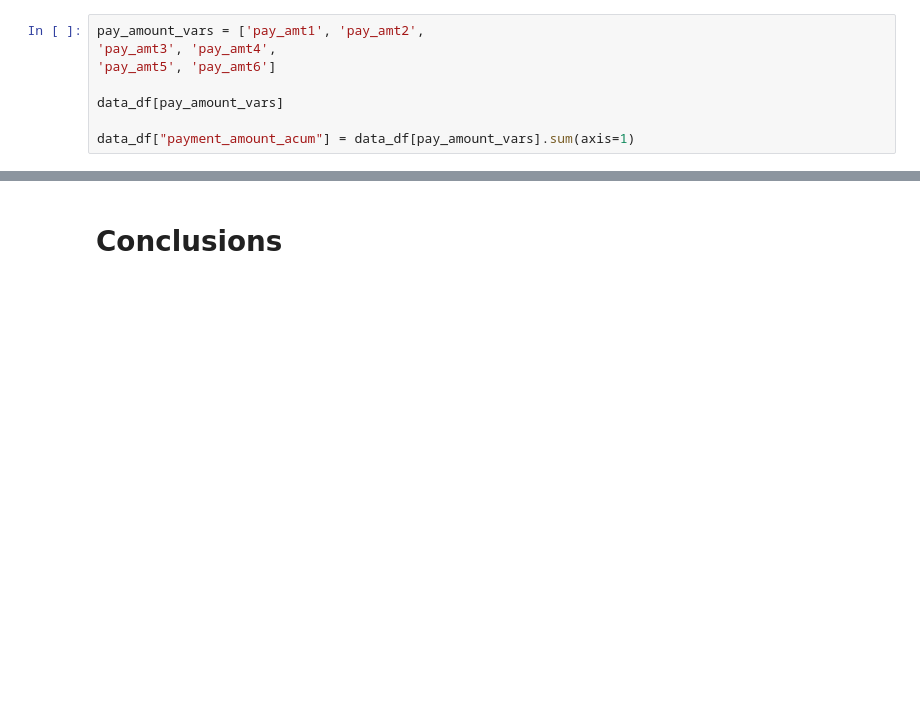
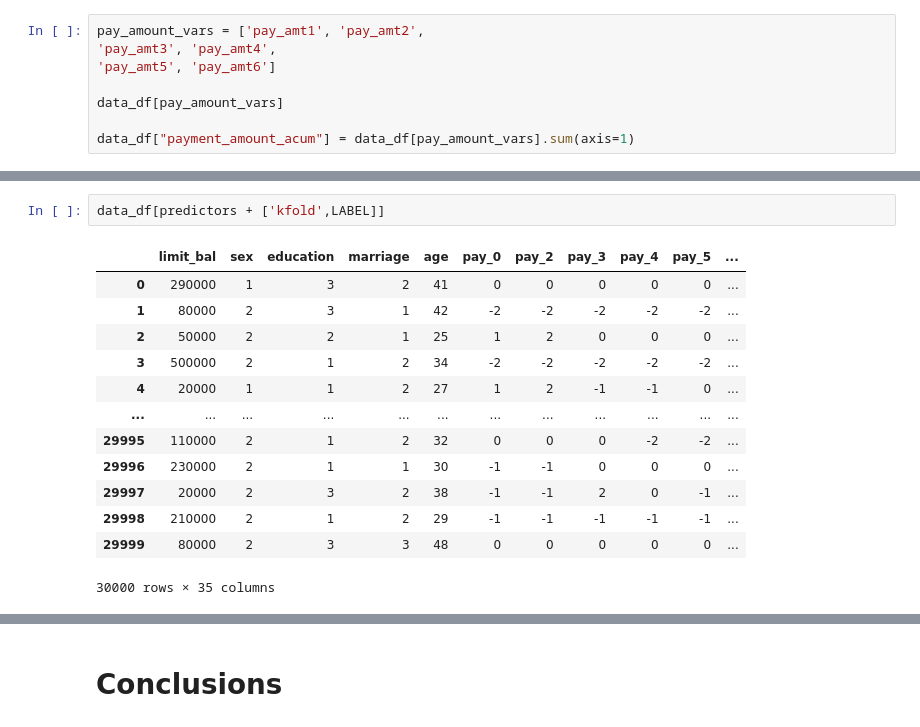
Before and after one commit to Guillin/credit_card, a Jupyter notebook: train_models.ipynb, the cells around one changed output, grey strips where cells are left out. Saved outputs shown, nothing was run; the diff lists cells and outputs as text; blank space fills up the shorter version.

```diff
--- a/train_models.ipynb
+++ b/train_models.ipynb
@@ -750,0 +677,16 @@ pay_amount_tend_df
+# %%
+data_df[predictors + ['kfold',LABEL]]
+# %% [output]
+|  | limit_bal | sex | education | marriage | age | pay_0 | pay_2 | pay_3 | pay_4 | pay_5 | ... |
+| 0 | 290000 | 1 | 3 | 2 | 41 | 0 | 0 | 0 | 0 | 0 | ... |
+| 1 | 80000 | 2 | 3 | 1 | 42 | -2 | -2 | -2 | -2 | -2 | ... |
+| 2 | 50000 | 2 | 2 | 1 | 25 | 1 | 2 | 0 | 0 | 0 | ... |
+| 3 | 500000 | 2 | 1 | 2 | 34 | -2 | -2 | -2 | -2 | -2 | ... |
+| 4 | 20000 | 1 | 1 | 2 | 27 | 1 | 2 | -1 | -1 | 0 | ... |
+| ... | ... | ... | ... | ... | ... | ... | ... | ... | ... | ... | ... |
+| 29995 | 110000 | 2 | 1 | 2 | 32 | 0 | 0 | 0 | -2 | -2 | ... |
+| 29996 | 230000 | 2 | 1 | 1 | 30 | -1 | -1 | 0 | 0 | 0 | ... |
+| 29997 | 20000 | 2 | 3 | 2 | 38 | -1 | -1 | 2 | 0 | -1 | ... |
+| 29998 | 210000 | 2 | 1 | 2 | 29 | -1 | -1 | -1 | -1 | -1 | ... |
+| 29999 | 80000 | 2 | 3 | 3 | 48 | 0 | 0 | 0 | 0 | 0 | ... |
+30000 rows × 35 columns
```
Also changed, not shown: parts of 42 cells of this notebook.
